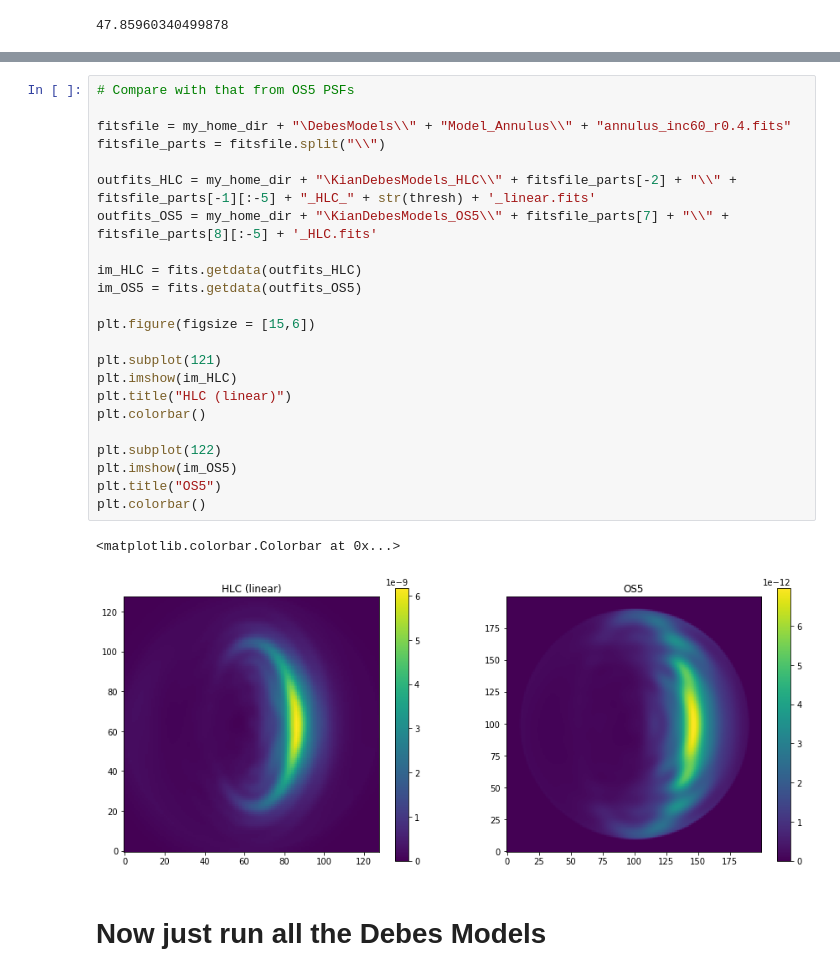
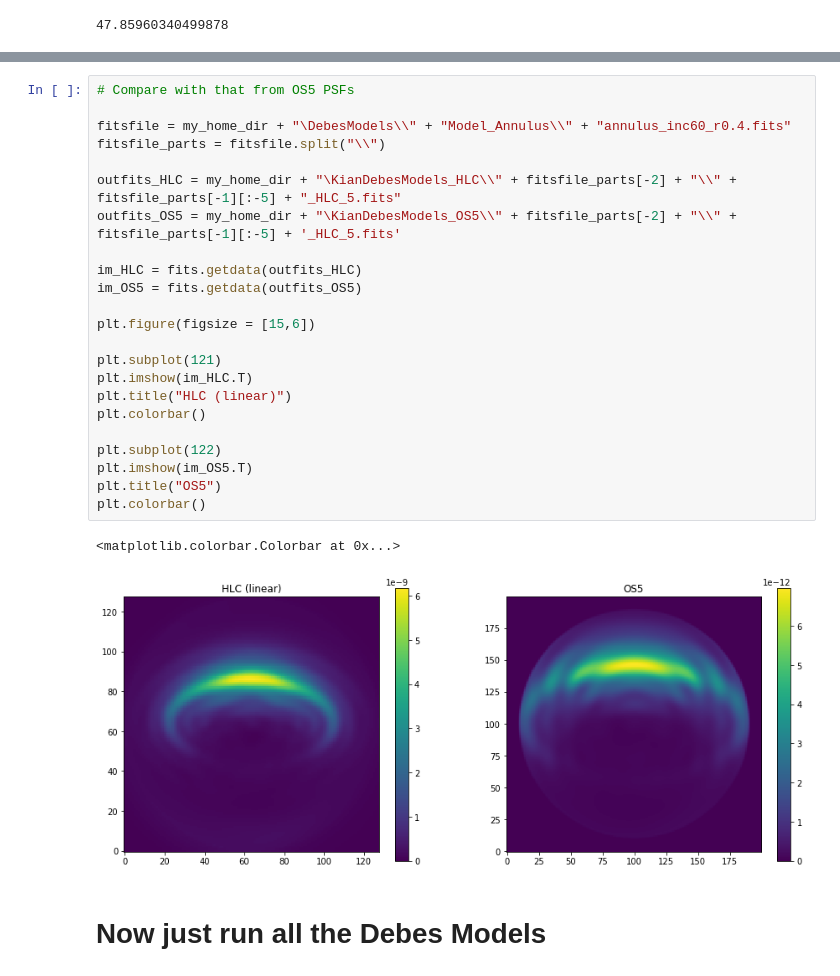
Before and after one commit to kian1377/kians_wfirst_dust_detection, a Jupyter notebook: ProcessInputScenes_CGI_HLC.ipynb, the cells around one changed output, grey strips where cells are left out. Cells and saved outputs as stored; diff of their text form.

```diff
--- a/ProcessInputScenes_CGI_HLC.ipynb
+++ b/ProcessInputScenes_CGI_HLC.ipynb
@@ -622,29 +623,29 @@ Percentage of linearly interpped at the max differnce location is [2.21300463]%
 # %%
 # Compare with that from OS5 PSFs
 
 fitsfile = my_home_dir + "\DebesModels\\" + "Model_Annulus\\" + "annulus_inc60_r0.4.fits"
 fitsfile_parts = fitsfile.split("\\")
 
-outfits_HLC = my_home_dir + "\KianDebesModels_HLC\\" + fitsfile_parts[-2] + "\\" + fitsfile_parts[-1][:-5] + "_HLC_" + str(thresh) + '_linear.fits'
-outfits_OS5 = my_home_dir + "\KianDebesModels_OS5\\" + fitsfile_parts[7] + "\\" + fitsfile_parts[8][:-5] + '_HLC.fits'
+outfits_HLC = my_home_dir + "\KianDebesModels_HLC\\" + fitsfile_parts[-2] + "\\" + fitsfile_parts[-1][:-5] + "_HLC_5.fits"
+outfits_OS5 = my_home_dir + "\KianDebesModels_OS5\\" + fitsfile_parts[-2] + "\\" + fitsfile_parts[-1][:-5] + '_HLC_5.fits'
 
 im_HLC = fits.getdata(outfits_HLC)
 im_OS5 = fits.getdata(outfits_OS5)
 
 plt.figure(figsize = [15,6])
 
 plt.subplot(121)
-plt.imshow(im_HLC)
+plt.imshow(im_HLC.T)
 plt.title("HLC (linear)")
 plt.colorbar()
 
 plt.subplot(122)
-plt.imshow(im_OS5)
+plt.imshow(im_OS5.T)
 plt.title("OS5")
 plt.colorbar()
 # %% [output]
 <matplotlib.colorbar.Colorbar at 0x...>
-[figure, old version]
+[figure, new version]
 # %% [markdown]
 # Now just run all the Debes Models
 # %%
```
Also changed, not shown: parts of 6 cells of this notebook, 1 other file.
